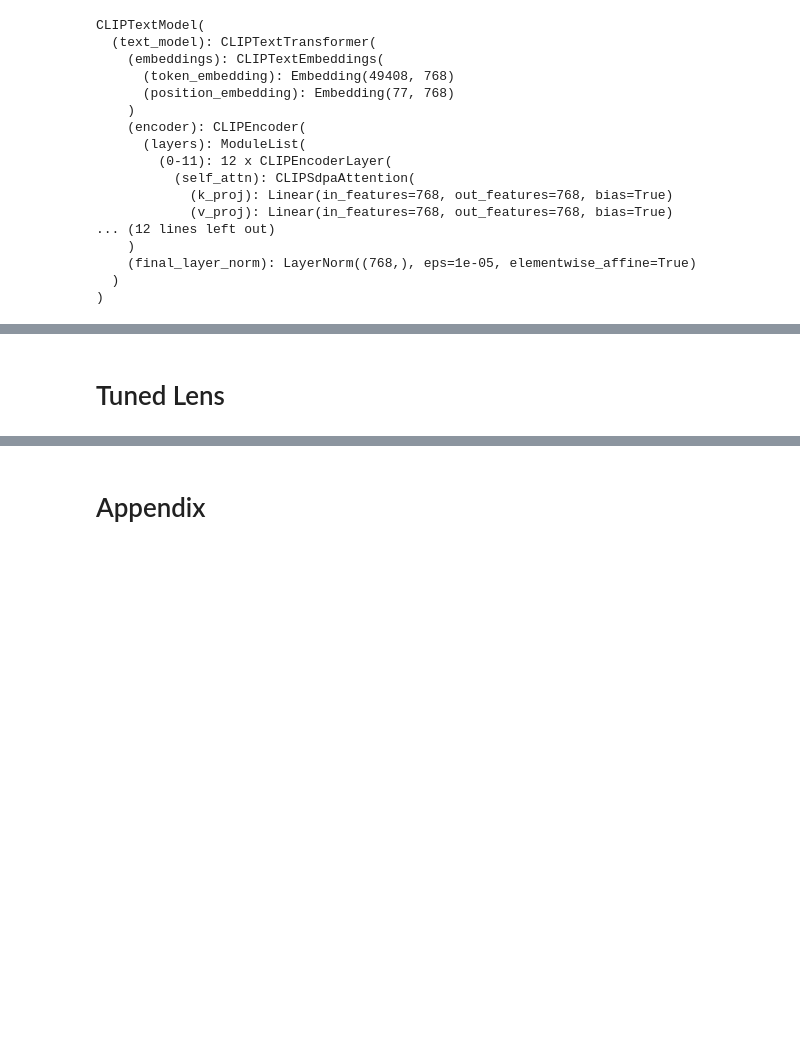
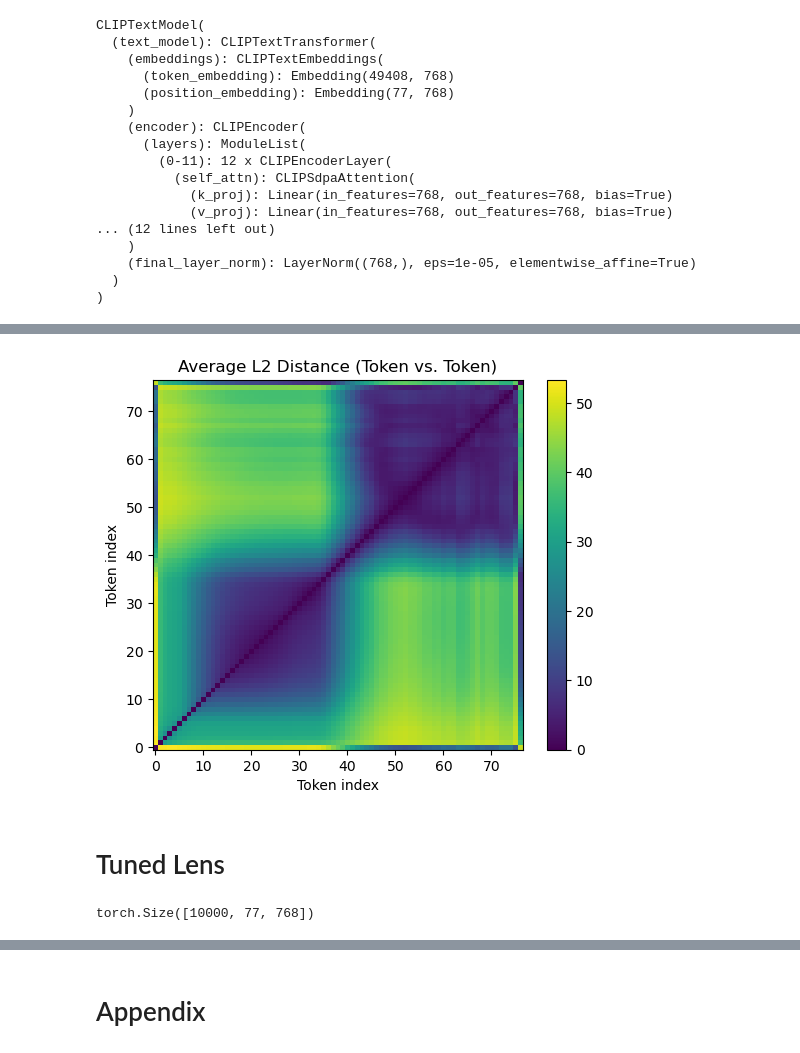
Before and after one commit to tweks/sae-sd, a Jupyter notebook: notebooks/clip_embs.ipynb, the cells around one changed output, grey strips where cells are left out. Drawn from its saved outputs; the diff is of its cells as text; code cells hidden in the pictures; blank space fills up the shorter version.

```diff
--- a/notebooks/clip_embs.ipynb
+++ b/notebooks/clip_embs.ipynb
@@ -160,2 +173,6 @@ plt.show()
+# %%
+plot_l2(l2_matrix)
+# %% [output]
+[figure, added]
 # %% [markdown]
 # Tuned Lens
@@ -161,0 +202,4 @@ plt.show()
+# %%
+train_ds.shape
+# %% [output]
+torch.Size([10000, 77, 768])
```
Also changed, not shown: parts of 23 cells of this notebook.
